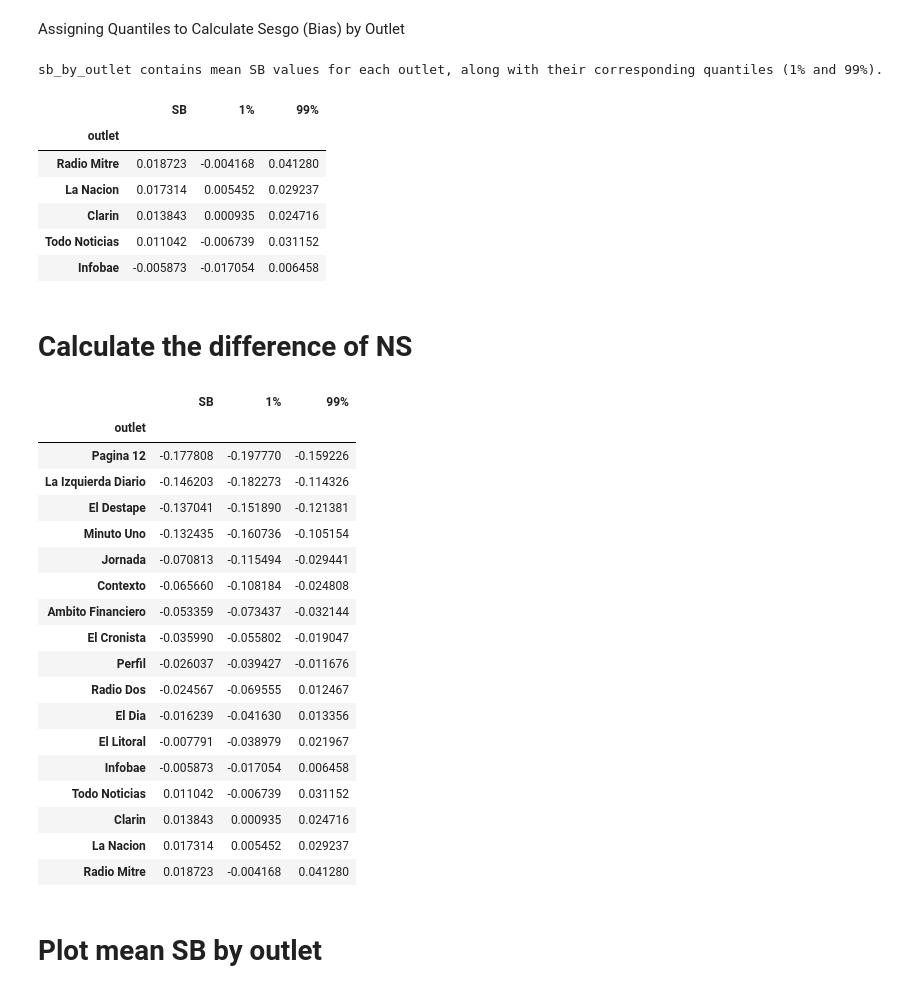
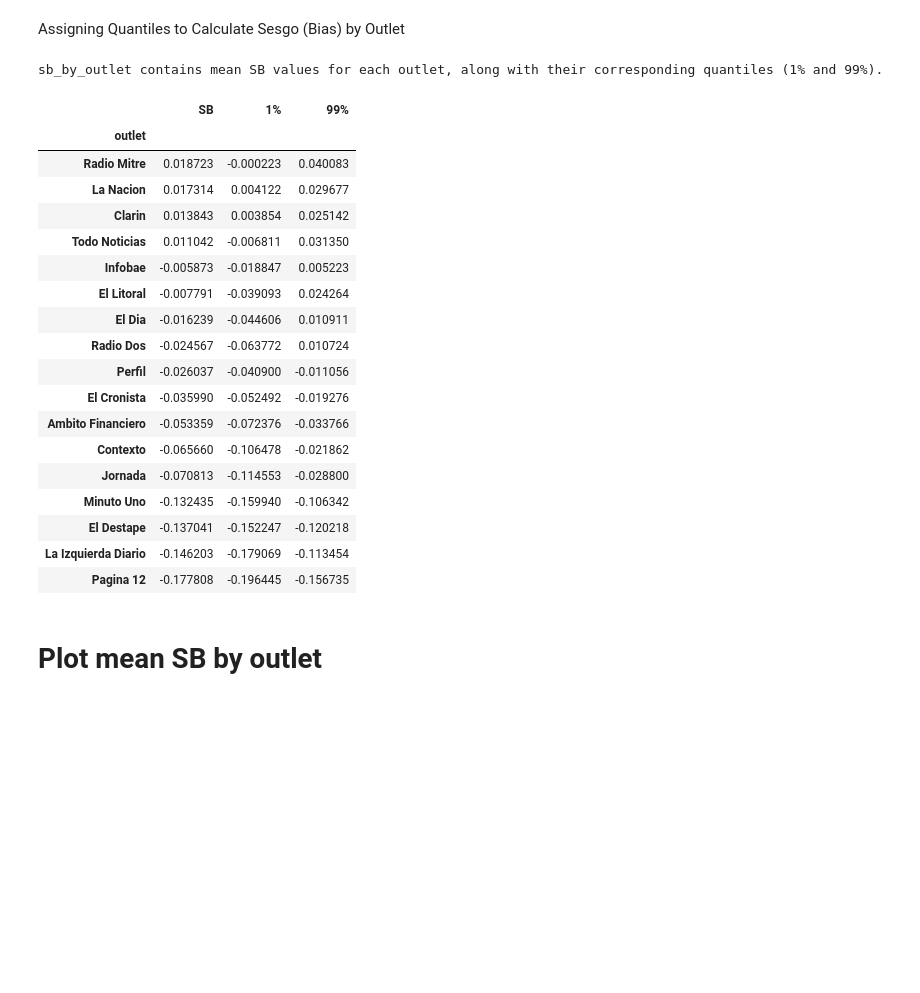
Before and after one commit to spinto88/SocialMediaBiasAndPolarization, a Jupyter notebook: CalculateSentimentByOutlets.ipynb, the cells around one changed output. Drawn from its saved outputs; the diff is of its cells as text; code cells hidden in the pictures; blank space fills up the shorter version.

```diff
--- a/CalculateSentimentByOutlets.ipynb
+++ b/CalculateSentimentByOutlets.ipynb
@@ -17,4 +17,5 @@ import imageio
 import os
 pd.set_option('display.max_colwidth', None)
 # %%
-df = pd.read_csv('data.csv')
+df = pd.read_csv('../MediaSharingIndex/Data/data.csv')
+df.head(n = 5)
@@ -81,7 +65,7 @@ data.drop_duplicates('url', inplace=True)
 # %% [markdown]
 Then we calculate the mean sentiment bias of each outlet media
 # %%
-sb_by_outlet = data.groupby('outlet').mean()['SB'].copy()
+sb_by_outlet = data.groupby('outlet')['SB'].mean().copy()
 # Las ordenamos de SB positivo a negativo
 sb_by_outlet.sort_values(inplace = True, ascending = False)
 sb_by_outlet
@@ -144,28 +128,38 @@ Assigning Quantiles to Calculate Sesgo (Bias) by Outlet
 # %%
 # Create a DataFrame to store the data by outlet
 sb_by_outlet = pd.DataFrame(sb_by_outlet)
 
 # Reset the index of the DataFrame data_SB_outlet
 sb_by_outlet.reset_index(inplace=True)
 
 # Assign the 0.5th quantile values to the '1%' column
 sb_by_outlet['1%'] = [q[0] for q in quantiles99]
 
 # Assign the 99.5th quantile values to the '99%' column
 sb_by_outlet['99%'] = [q[1] for q in quantiles99]
 
 # Set the 'outlet' column as the index of data_SB_outlet
 sb_by_outlet.set_index('outlet', inplace=True)
 print('sb_by_outlet contains mean SB values for each outlet, along with their corresponding quantiles (1% and 99%).')
-sb_by_outlet.head()
+sb_by_outlet
 # %% [output]
 sb_by_outlet contains mean SB values for each outlet, along with their corresponding quantiles (1% and 99%).
 |  | SB | 1% | 99% |
 | outlet |  |  |  |
-| Radio Mitre | 0.018723 | -0.004168 | 0.041280 |
-| La Nacion | 0.017314 | 0.005452 | 0.029237 |
-| Clarin | 0.013843 | 0.000935 | 0.024716 |
-| Todo Noticias | 0.011042 | -0.006739 | 0.031152 |
-| Infobae | -0.005873 | -0.017054 | 0.006458 |
+| Radio Mitre | 0.018723 | -0.000223 | 0.040083 |
+| La Nacion | 0.017314 | 0.004122 | 0.029677 |
+| Clarin | 0.013843 | 0.003854 | 0.025142 |
+| Todo Noticias | 0.011042 | -0.006811 | 0.031350 |
+| Infobae | -0.005873 | -0.018847 | 0.005223 |
+| El Litoral | -0.007791 | -0.039093 | 0.024264 |
+| El Dia | -0.016239 | -0.044606 | 0.010911 |
+| Radio Dos | -0.024567 | -0.063772 | 0.010724 |
+| Perfil | -0.026037 | -0.040900 | -0.011056 |
+| El Cronista | -0.035990 | -0.052492 | -0.019276 |
+| Ambito Financiero | -0.053359 | -0.072376 | -0.033766 |
+| Contexto | -0.065660 | -0.106478 | -0.021862 |
+| Jornada | -0.070813 | -0.114553 | -0.028800 |
+| Minuto Uno | -0.132435 | -0.159940 | -0.106342 |
+| El Destape | -0.137041 | -0.152247 | -0.120218 |
+| La Izquierda Diario | -0.146203 | -0.179069 | -0.113454 |
+| Pagina 12 | -0.177808 | -0.196445 | -0.156735 |
-# %% [markdown]
-# Calculate the difference of NS
@@ -181,24 +165,0 @@ dif_percent = percent_MP - percent_FF
-# %%
-# Order sb_by_oultlet by SB values
-sb_by_outlet = sb_by_outlet.sort_values('SB')
-sb_by_outlet
-# %% [output]
-|  | SB | 1% | 99% |
-| outlet |  |  |  |
-| Pagina 12 | -0.177808 | -0.197770 | -0.159226 |
-| La Izquierda Diario | -0.146203 | -0.182273 | -0.114326 |
-| El Destape | -0.137041 | -0.151890 | -0.121381 |
-| Minuto Uno | -0.132435 | -0.160736 | -0.105154 |
-| Jornada | -0.070813 | -0.115494 | -0.029441 |
-| Contexto | -0.065660 | -0.108184 | -0.024808 |
-| Ambito Financiero | -0.053359 | -0.073437 | -0.032144 |
-| El Cronista | -0.035990 | -0.055802 | -0.019047 |
-| Perfil | -0.026037 | -0.039427 | -0.011676 |
-| Radio Dos | -0.024567 | -0.069555 | 0.012467 |
-| El Dia | -0.016239 | -0.041630 | 0.013356 |
-| El Litoral | -0.007791 | -0.038979 | 0.021967 |
-| Infobae | -0.005873 | -0.017054 | 0.006458 |
-| Todo Noticias | 0.011042 | -0.006739 | 0.031152 |
-| Clarin | 0.013843 | 0.000935 | 0.024716 |
-| La Nacion | 0.017314 | 0.005452 | 0.029237 |
-| Radio Mitre | 0.018723 | -0.004168 | 0.041280 |
```
Also changed, not shown: parts of 13 cells of this notebook, 4 other files.
